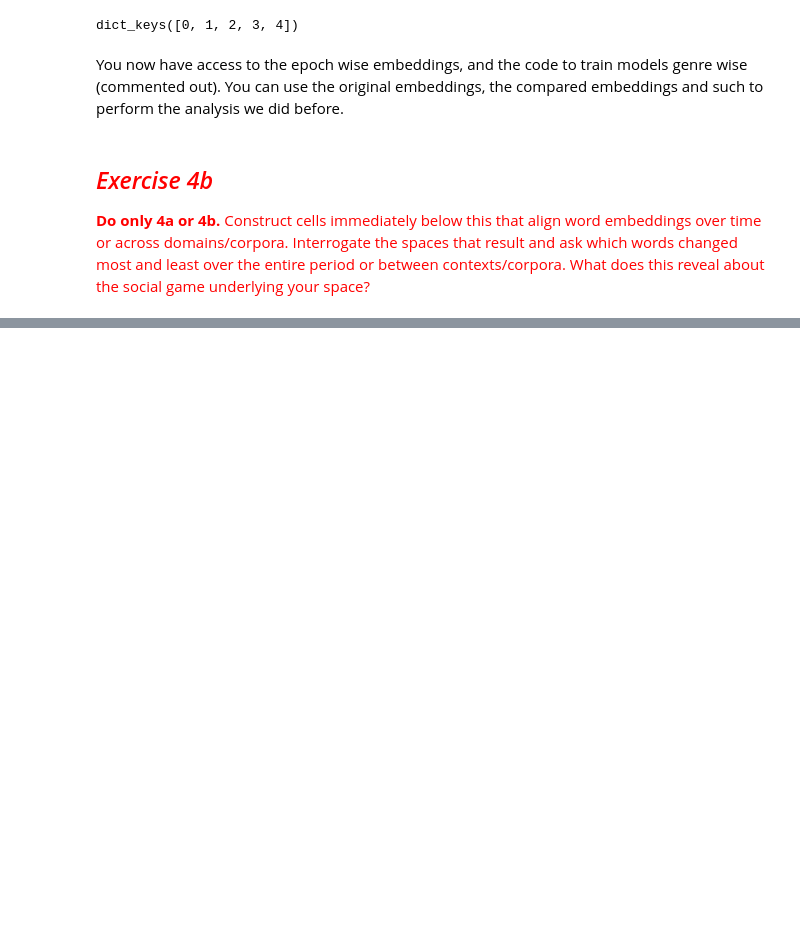
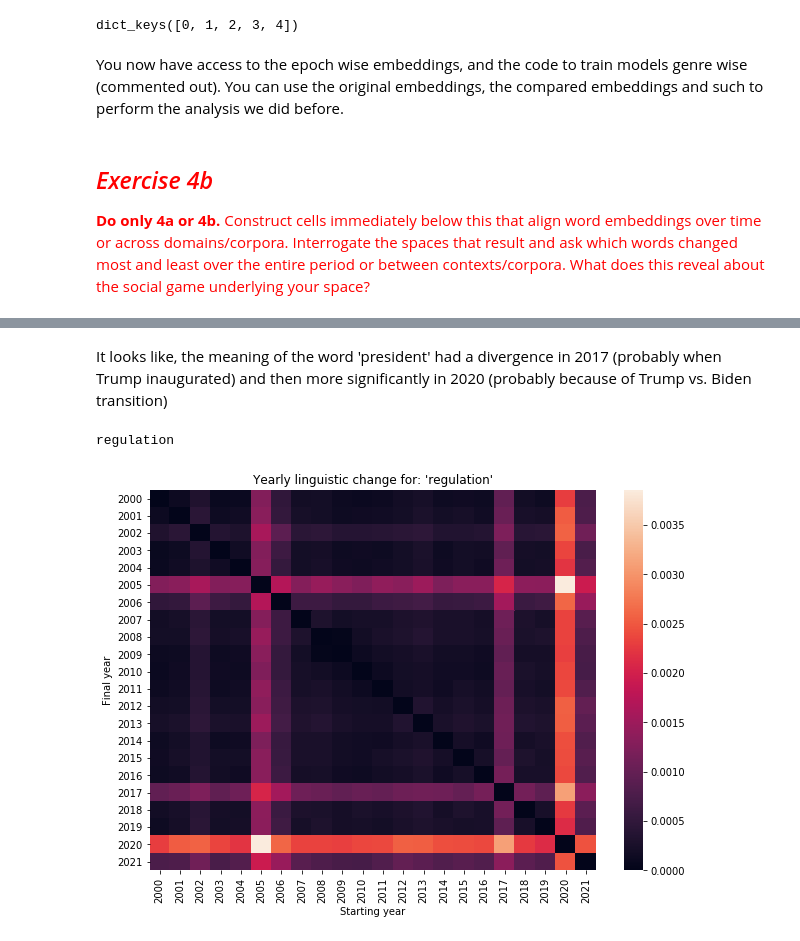
Before and after one commit to dtmlinh/Homework-Notebooks, a Jupyter notebook: week-7/7-Vector-Space-Word-Embeddings-LinhDinh.ipynb, the cells around one changed output, grey strips where cells are left out. Drawn from its saved outputs; the diff is of its cells as text; code cells hidden in the pictures; blank space fills up the shorter version.

```diff
--- a/week-7/7-Vector-Space-Word-Embeddings-LinhDinh.ipynb
+++ b/week-7/7-Vector-Space-Word-Embeddings-LinhDinh.ipynb
@@ -1736,0 +1769,16 @@ You can use the original embeddings, the compared embeddings and such to perform
+# %% [markdown]
+It looks like, the meaning of the word 'president' had a divergence in 2017 (probably when Trump inaugurated) and then more significantly in 2020 (probably because of Trump vs. Biden transition)
+# %%
+targetWord = 'regulation'
+
+pltDF = getDivergenceDF(targetWord, comparedEmbeddings)
+fig, ax = plt.subplots(figsize = (10, 7))
+seaborn.heatmap(pltDF, ax = ax, annot = False) #set annot True for a lot more information
+ax.set_xlabel("Starting year")
+ax.set_ylabel("Final year")
+ax.set_ylabel("Final year")
+ax.set_title("Yearly linguistic change for: '{}'".format(targetWord))
+plt.show()
+# %% [output]
+regulation
+[figure, added]
```
Also changed, not shown: parts of 20 cells of this notebook.
